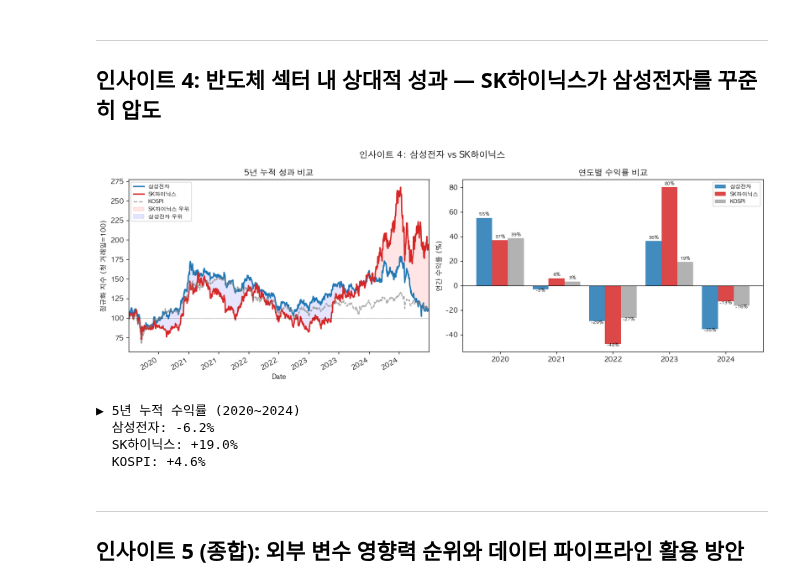
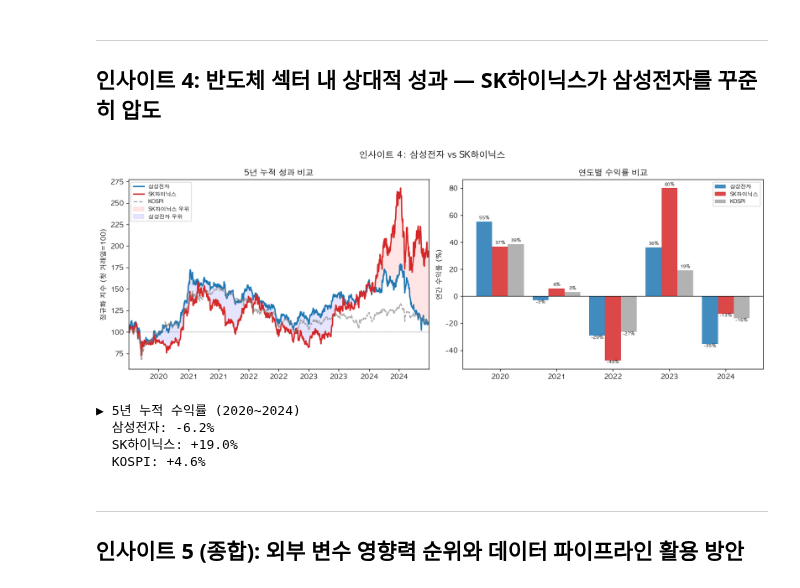
Before and after one commit to jinjintaek/korean-stock-external-factors-eda, a Jupyter notebook: notebooks/03_insights.ipynb, the cells around one changed output. Cells and saved outputs as stored; diff of their text form; code cells hidden in the pictures.

```diff
--- a/notebooks/03_insights.ipynb
+++ b/notebooks/03_insights.ipynb
@@ -261,9 +261,9 @@ sky_s = norm['skhynix'].dropna()
 ksp_s = norm['kospi'].dropna()
 common = sam_s.index.intersection(sky_s.index).intersection(ksp_s.index)
 
-sam_s.plot(ax=ax, color='#1f77b4', lw=2,   label='삼성전자')
-sky_s.plot(ax=ax, color='#d62728', lw=2,   label='SK하이닉스')
-ksp_s.plot(ax=ax, color='gray',    lw=1.5, label='KOSPI', linestyle='--', alpha=0.7)
+ax.plot(sam_s.index, sam_s.values, color='#1f77b4', lw=2,   label='삼성전자')
+ax.plot(sky_s.index, sky_s.values, color='#d62728', lw=2,   label='SK하이닉스')
+ax.plot(ksp_s.index, ksp_s.values, color='gray',    lw=1.5, label='KOSPI', linestyle='--', alpha=0.7)
 ax.axhline(100, color='black', lw=0.5, linestyle=':')
 
 sam_c = norm['samsung'].reindex(common)
@@ -285,34 +285,34 @@ sam_ann, sky_ann, ksp_ann = [], [], []
 for yr in years:
     r = returns[returns.index.year == yr]
     sam_ann.append(((1 + r['samsung']).prod() - 1) * 100)
     sky_ann.append(((1 + r['skhynix']).prod() - 1) * 100)
     ksp_ann.append(((1 + r['kospi']).prod()   - 1) * 100)
 x, w = np.arange(len(years)), 0.28
 bars1 = ax.bar(x - w, sam_ann, w, label='삼성전자',  color='#1f77b4', alpha=0.85)
 bars2 = ax.bar(x,     sky_ann, w, label='SK하이닉스', color='#d62728', alpha=0.85)
 bars3 = ax.bar(x + w, ksp_ann, w, label='KOSPI',     color='gray',    alpha=0.6)
 ax.axhline(0, color='black', lw=0.8)
 ax.set_xticks(x)
 ax.set_xticklabels(years)
 ax.set_ylabel('연간 수익률 (%)')
 ax.set_title('연도별 수익률 비교')
 ax.legend(fontsize=8)
 for bars in [bars1, bars2, bars3]:
     for bar in bars:
         h = bar.get_height()
         ax.text(bar.get_x() + bar.get_width()/2, h + (1 if h >= 0 else -3),
                 f'{h:.0f}%', ha='center', va='bottom', fontsize=6.5)
 
 plt.tight_layout()
 plt.savefig(PROCESSED_DIR / 'insight4_samsung_vs_skhynix.png', bbox_inches='tight')
 plt.show()
 
 print('▶ 5년 누적 수익률 (2020~2024)')
 for label, col in [('삼성전자', 'samsung'), ('SK하이닉스', 'skhynix'), ('KOSPI', 'kospi')]:
     total = ((1 + returns[col]).prod() - 1) * 100
     print(f'  {label}: {total:+.1f}%')
 # %% [output]
-[figure, old version]
+[figure, new version]
 ▶ 5년 누적 수익률 (2020~2024)
   삼성전자: -6.2%
   SK하이닉스: +19.0%
```
Also changed, not shown: parts of 2 cells of this notebook, 8 other files.
